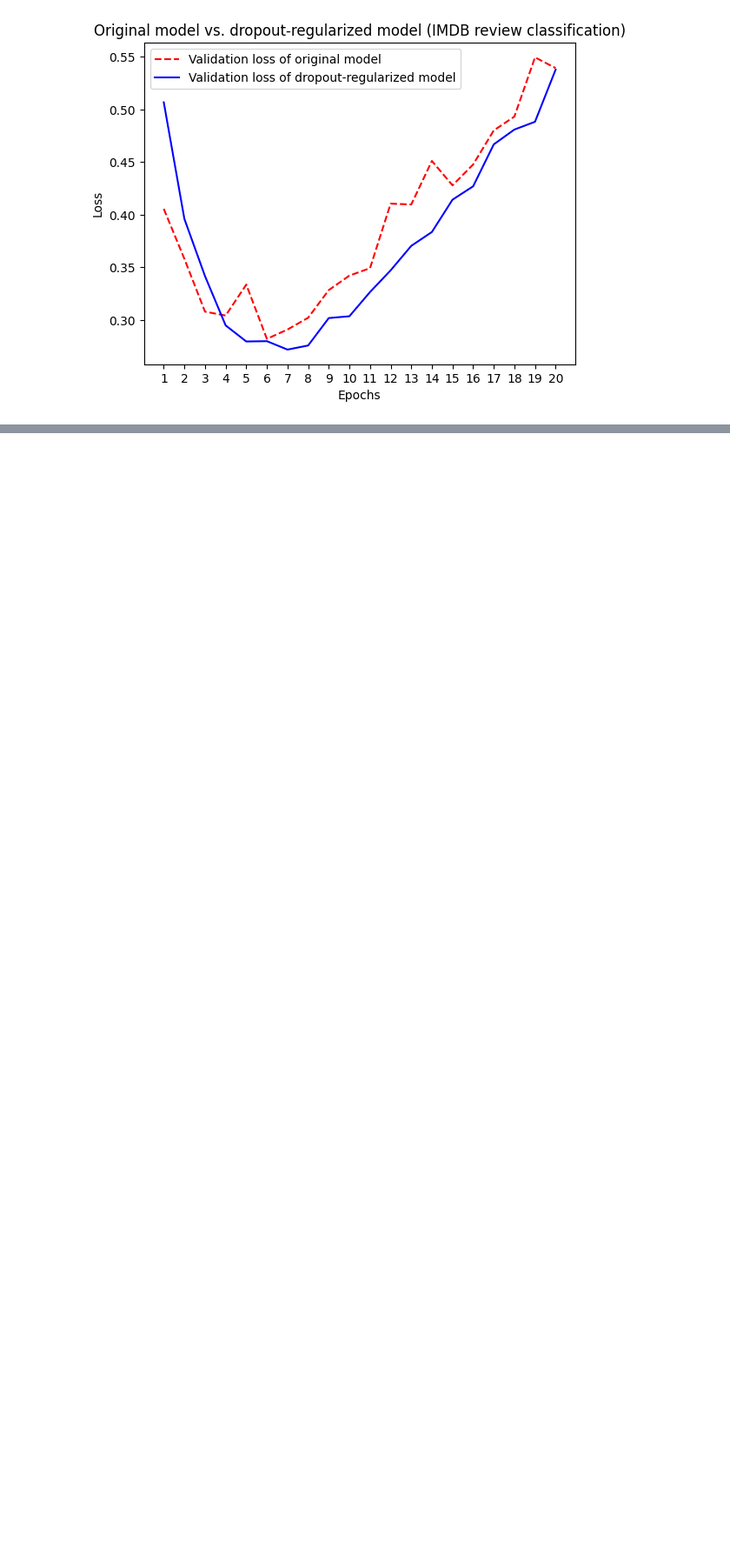
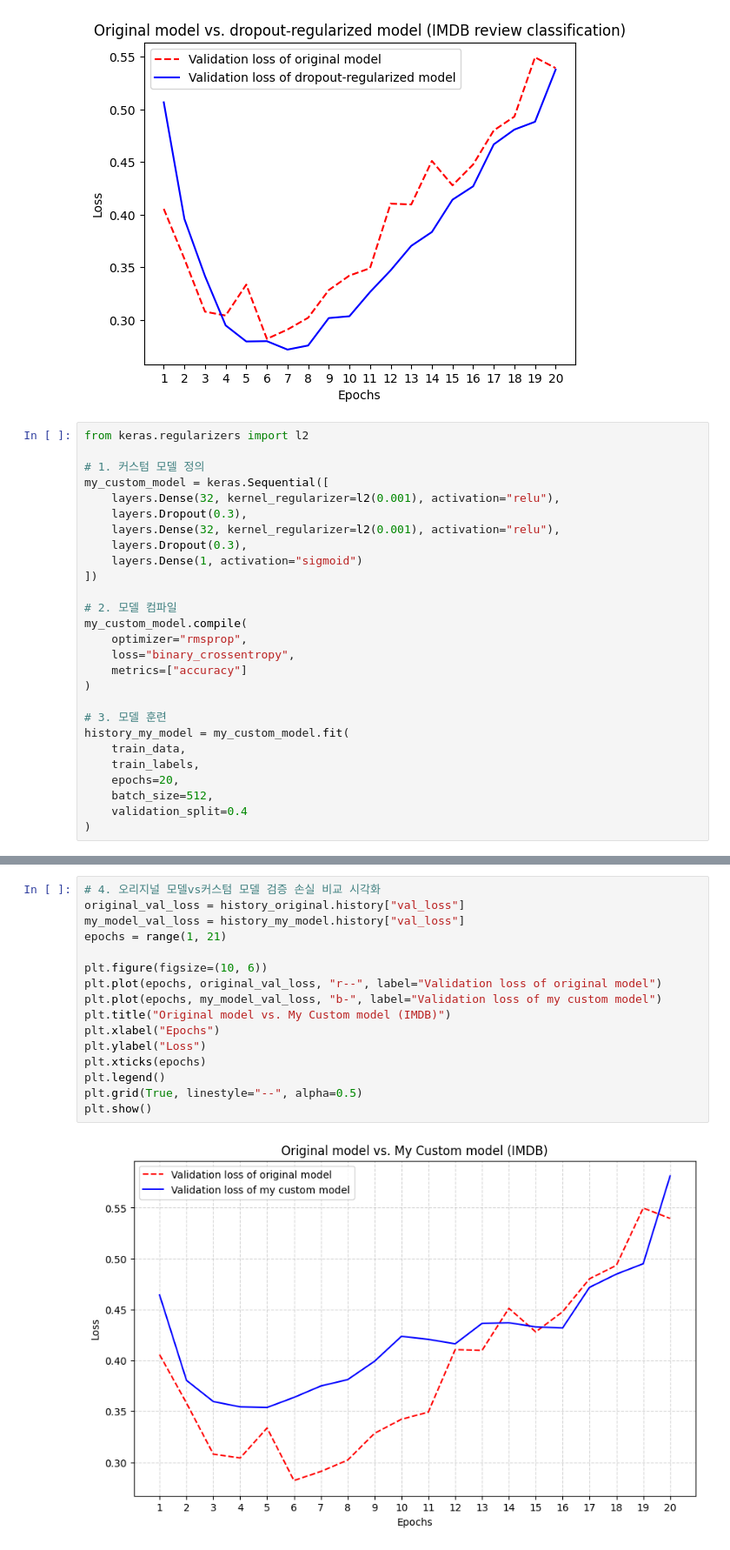
Before and after one commit to ppakseungh0/seungho.parctice, a Jupyter notebook: chapter05_fundamentals_of_ml.ipynb, the cells around one changed output, grey strips where cells are left out. Shown at 87% size. Cells and saved outputs as stored; diff of their text form; blank space fills up the shorter version.

```diff
--- a/chapter05_fundamentals_of_ml.ipynb
+++ b/chapter05_fundamentals_of_ml.ipynb
@@ -828,3 +828,30 @@ plt.legend()
 plt.show()
 # %% [output]
 [figure]
+# %%
+from keras.regularizers import l2
+
+# 1. 커스텀 모델 정의
+my_custom_model = keras.Sequential([
+    layers.Dense(32, kernel_regularizer=l2(0.001), activation="relu"),
+    layers.Dropout(0.3),
+    layers.Dense(32, kernel_regularizer=l2(0.001), activation="relu"),
+    layers.Dropout(0.3),
+    layers.Dense(1, activation="sigmoid")
+])
+
+# 2. 모델 컴파일
+my_custom_model.compile(
+    optimizer="rmsprop",
+    loss="binary_crossentropy",
+    metrics=["accuracy"]
+)
+
+# 3. 모델 훈련
+history_my_model = my_custom_model.fit(
+    train_data,
+    train_labels,
+    epochs=20,
+    batch_size=512,
+    validation_split=0.4
+)
@@ -830,0 +876,18 @@ plt.show()
+# %%
+# 4. 오리지널 모델vs커스텀 모델 검증 손실 비교 시각화
+original_val_loss = history_original.history["val_loss"]
+my_model_val_loss = history_my_model.history["val_loss"]
+epochs = range(1, 21)
+
+plt.figure(figsize=(10, 6))
+plt.plot(epochs, original_val_loss, "r--", label="Validation loss of original model")
+plt.plot(epochs, my_model_val_loss, "b-", label="Validation loss of my custom model")
+plt.title("Original model vs. My Custom model (IMDB)")
+plt.xlabel("Epochs")
+plt.ylabel("Loss")
+plt.xticks(epochs)
+plt.legend()
+plt.grid(True, linestyle="--", alpha=0.5)
+plt.show()
+# %% [output]
+[figure, added]
```
Also changed, not shown: parts of 1 cell of this notebook.
